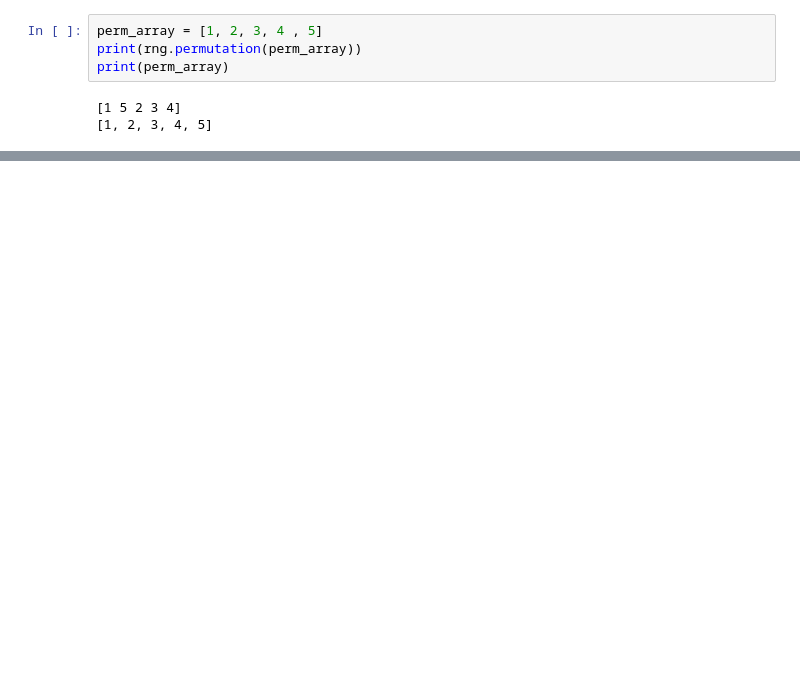
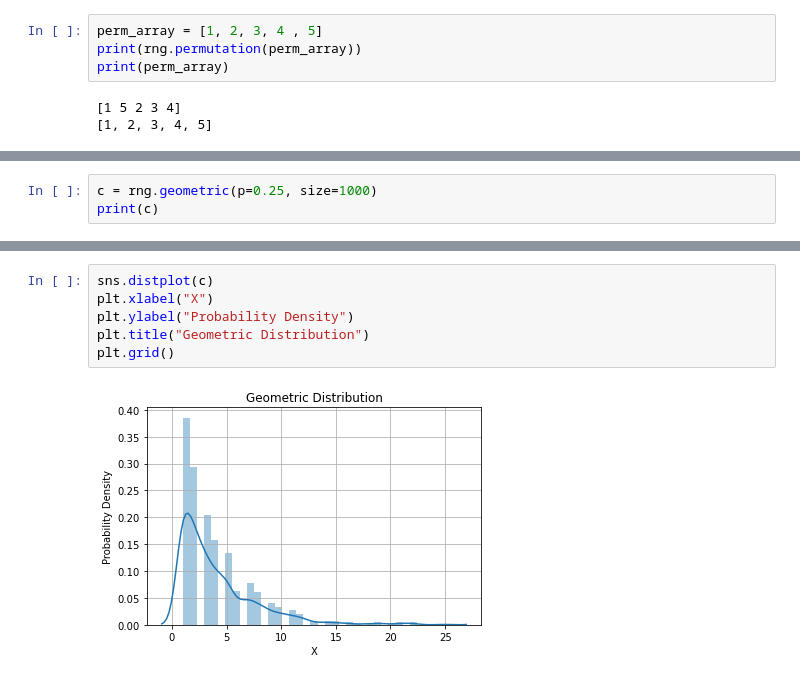
Before and after one commit to GaryLocke91/52465_programming_assignment, a Jupyter notebook: 52465_programming_assignment.ipynb, the cells around one changed output, grey strips where cells are left out. Saved outputs shown, nothing was run; the diff lists cells and outputs as text; blank space fills up the shorter version.

```diff
--- a/52465_programming_assignment.ipynb
+++ b/52465_programming_assignment.ipynb
@@ -183,0 +203,3 @@ There are four random generator functions in the numpy.random package. These are
+# %%
+c = rng.geometric(p=0.25, size=1000)
+print(c)
@@ -183,0 +224,8 @@ There are four random generator functions in the numpy.random package. These are
+# %%
+sns.distplot(c)
+plt.xlabel("X")
+plt.ylabel("Probability Density")
+plt.title("Geometric Distribution")
+plt.grid()
+# %% [output]
+[figure, added]
```
Also changed, not shown: parts of 53 cells of this notebook, 1 other file.
